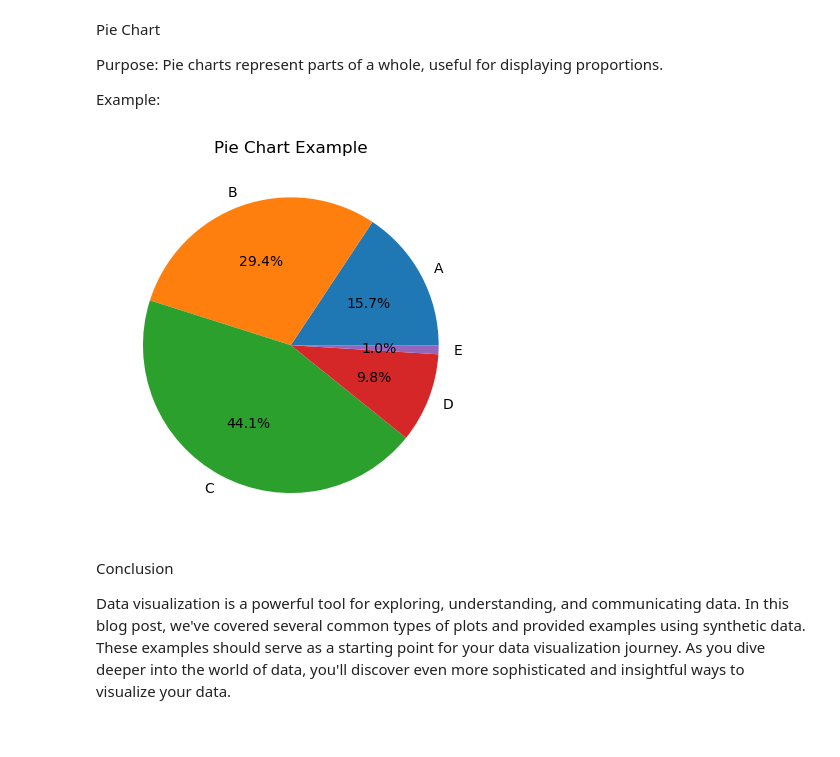
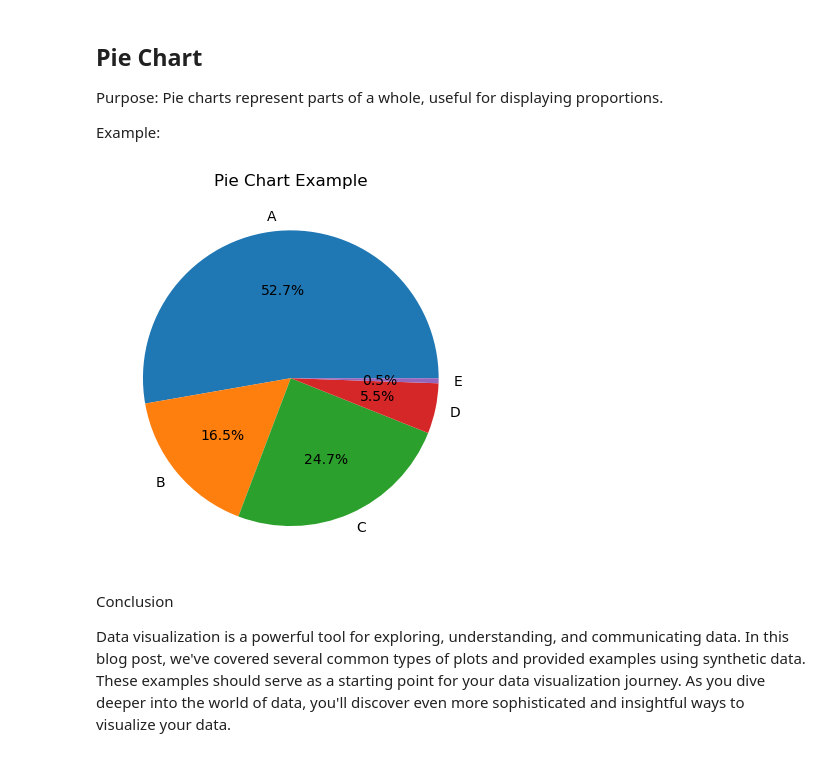
Before and after one commit to kelvin-kahuho/Technical-Writing, a Jupyter notebook: Matplotlib_series/Matplotlib_plots.ipynb, the cells around one changed output. Cells and saved outputs as stored; diff of their text form; code cells hidden in the pictures.

```diff
--- a/Matplotlib_series/Matplotlib_plots.ipynb
+++ b/Matplotlib_series/Matplotlib_plots.ipynb
@@ -137,5 +156,5 @@ plt.show()
 # %% [markdown]
-Pie Chart
+## Pie Chart
 
 Purpose: Pie charts represent parts of a whole, useful for displaying proportions.
 
@@ -143,16 +162,16 @@ Example:
 # %%
 import matplotlib.pyplot as plt
 
 # Create synthetic data
 labels = ['A', 'B', 'C', 'D', 'E']
-sizes = [16, 30, 45, 10, 1]
+sizes = [96, 30, 45, 10, 1]
 
 # Create a pie chart
 plt.pie(sizes, labels=labels, autopct='%1.1f%%')
 plt.title("Pie Chart Example")
 plt.show()
 # %% [output]
-[figure, old version]
+[figure, new version]
 # %% [markdown]
 Conclusion
 
```
Also changed, not shown: parts of 13 cells of this notebook, 2 other files.
